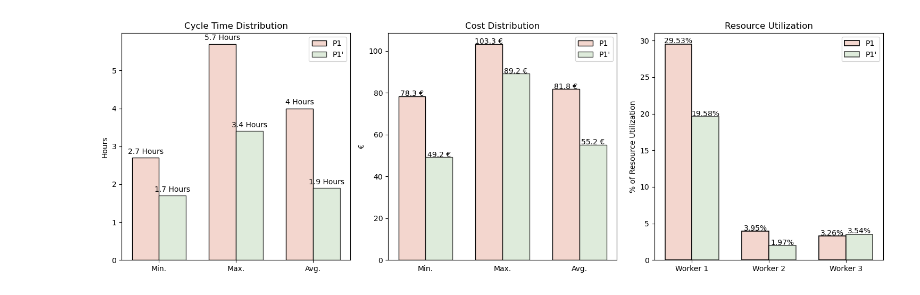
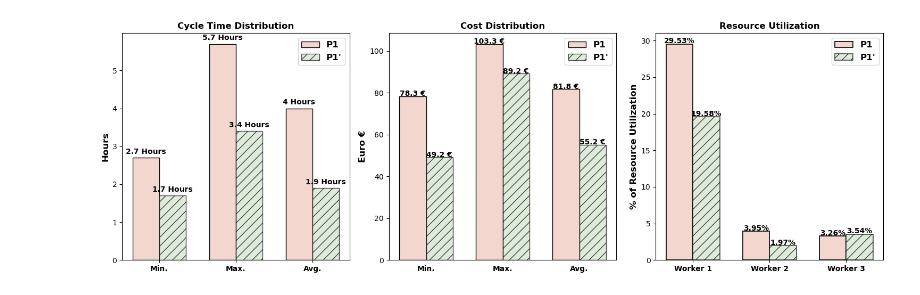
Before and after one commit to IvanComp/DOLLY, a Jupyter notebook: Analysis/DataVisualization.ipynb, the cells around one changed output. Cells and saved outputs as stored; diff of their text form; code cells hidden in the pictures.

```diff
--- a/Analysis/DataVisualization.ipynb
+++ b/Analysis/DataVisualization.ipynb
@@ -17,68 +17,73 @@ values_P1_prime_resources = [19.58, 1.97, 3.54]
 bar_width = 0.35
 
 # Creazione dei grafici
-fig, axs = plt.subplots(1, 3, figsize=(15, 5))  # Modificato il numero di righe e colonne
+fig, axs = plt.subplots(1, 3, figsize=(15, 5))
 
 # Grafico per la distribuzione dei tempi di ciclo
 bar_positions = np.arange(len(labels))
 axs[0].bar(bar_positions - bar_width / 2, values_P1, bar_width, color='#f3d6ce', label='P1', edgecolor='black')
-axs[0].bar(bar_positions + bar_width / 2, values_P1_prime, bar_width, color='#d0e3cc', label="P1'", alpha=0.7, edgecolor='black')
+axs[0].bar(bar_positions + bar_width / 2, values_P1_prime, bar_width, color='#d0e3cc', label="P1'", alpha=0.7, edgecolor='black', hatch='//')
 
 # Aggiungi valori e unità di misura all'interno degli istogrammi
 for i, v in enumerate(values_P1):
-    axs[0].text(i - bar_width / 2, v + 0.1, f'{v} Hours', color='black', ha='center')
+    axs[0].text(i - bar_width / 2, v + 0.1, f'{v} Hours', color='black', ha='center', weight='bold', fontsize=10)
 
 for i, v in enumerate(values_P1_prime):
-    axs[0].text(i + bar_width / 2, v + 0.1, f'{v} Hours', color='black', ha='center')
+    axs[0].text(i + bar_width / 2, v + 0.1, f'{v} Hours', color='black', ha='center', weight='bold', fontsize=10)
 
-axs[0].set_title('Cycle Time Distribution')
+axs[0].set_title('Cycle Time Distribution', weight='bold', fontsize=12)
 axs[0].set_xticks(bar_positions)
-axs[0].set_xticklabels(labels)
-axs[0].legend()
-axs[0].set_ylabel('Hours')  # Aggiungi l'unità di misura all'asse y
+axs[0].set_xticklabels(labels, weight='bold', fontsize=10)
+legend = axs[0].legend(['P1', "P1'"], fontsize='large')
+for text in legend.get_texts():
+    text.set_fontweight('bold')
+axs[0].set_ylabel('Hours', weight='bold', fontsize=12)
 
 # Grafico per la distribuzione dei costi
 bar_positions = np.arange(len(labels))
 axs[1].bar(bar_positions - bar_width / 2, values_P1_costs, bar_width, color='#f3d6ce', label='P1', edgecolor='black')
-axs[1].bar(bar_positions + bar_width / 2, values_P1_prime_costs, bar_width, color='#d0e3cc', label="P1'", alpha=0.7, edgecolor='black')
+axs[1].bar(bar_positions + bar_width / 2, values_P1_prime_costs, bar_width, color='#d0e3cc', label="P1'", alpha=0.7, edgecolor='black', hatch='//')
 
 # Aggiungi valori e unità di misura all'interno degli istogrammi
 for i, v in enumerate(values_P1_costs):
-    axs[1].text(i - bar_width / 2, v + 0.1, f'{v} €', color='black', ha='center')
+    axs[1].text(i - bar_width / 2, v + 0.1, f'{v} €', color='black', ha='center', weight='bold', fontsize=10)
 
 for i, v in enumerate(values_P1_prime_costs):
-    axs[1].text(i + bar_width / 2, v + 0.1, f'{v} €', color='black', ha='center')
+    axs[1].text(i + bar_width / 2, v + 0.1, f'{v} €', color='black', ha='center', weight='bold', fontsize=10)
 
-axs[1].set_title('Cost Distribution')
+axs[1].set_title('Cost Distribution', weight='bold', fontsize=12)
 axs[1].set_xticks(bar_positions)
-axs[1].set_xticklabels(labels)
-axs[1].legend()
-axs[1].set_ylabel('€')  # Aggiungi l'unità di misura all'asse y
-axs[1].tick_params(axis='x', which='both', bottom=False)  # Nascondi le etichette sull'asse x
+axs[1].set_xticklabels(labels, weight='bold', fontsize=10)
+legend = axs[1].legend(['P1', "P1'"], fontsize='large')
+for text in legend.get_texts():
+    text.set_fontweight('bold')
+axs[1].set_ylabel('Euro €', weight='bold', fontsize=12)
+axs[1].tick_params(axis='x', which='both', bottom=False)
 
 # Grafico per l'utilizzo delle risorse
-worker_labels = ['Worker 1', 'Worker 2', 'Worker 3']  # Nuove etichette per le risorse
+worker_labels = ['Worker 1', 'Worker 2', 'Worker 3']
 worker_positions = np.arange(len(worker_labels))
 axs[2].bar(worker_positions - bar_width / 2, values_P1_resources, bar_width, color='#f3d6ce', label='P1', edgecolor='black', linewidth=1.2)
-axs[2].bar(worker_positions + bar_width / 2, values_P1_prime_resources, bar_width, color='#d0e3cc', label="P1'", alpha=0.7, edgecolor='black',linewidth=1.2)
+axs[2].bar(worker_positions + bar_width / 2, values_P1_prime_resources, bar_width, color='#d0e3cc', label="P1'", alpha=0.7, edgecolor='black',linewidth=1.2, hatch='//')
 
 # Aggiungi valori e unità di misura all'interno degli istogrammi
 for i, v in enumerate(values_P1_resources):
-    axs[2].text(i - bar_width / 2, v + 0.1, f'{v}%', color='black', ha='center')
+    axs[2].text(i - bar_width / 2, v + 0.1, f'{v}%', color='black', ha='center', weight='bold', fontsize=10)
 
 for i, v in enumerate(values_P1_prime_resources):
-    axs[2].text(i + bar_width / 2, v + 0.1, f'{v}%', color='black', ha='center')
+    axs[2].text(i + bar_width / 2, v + 0.1, f'{v}%', color='black', ha='center', weight='bold', fontsize=10)
 
-axs[2].set_title('Resource Utilization')
+axs[2].set_title('Resource Utilization', weight='bold', fontsize=12)
 axs[2].set_xticks(worker_positions)
-axs[2].set_xticklabels(worker_labels)
-axs[2].legend()
-axs[2].set_ylabel('% of Resource Utilization')  # Aggiungi l'unità di misura all'asse y
+axs[2].set_xticklabels(worker_labels, weight='bold', fontsize=10)
+legend = axs[2].legend(['P1', "P1'"], fontsize='large')
+for text in legend.get_texts():
+    text.set_fontweight('bold')
+axs[2].set_ylabel('% of Resource Utilization', weight='bold', fontsize=12)
 
 # Regola gli spazi tra i subplots
 plt.tight_layout()
 plt.savefig('SimulationBenchmark.pdf')
-# Mostra i grafici
 plt.show()
 # %% [output]
-[figure, old version]
+[figure, new version]
```
Also changed, not shown: 1 other file.
